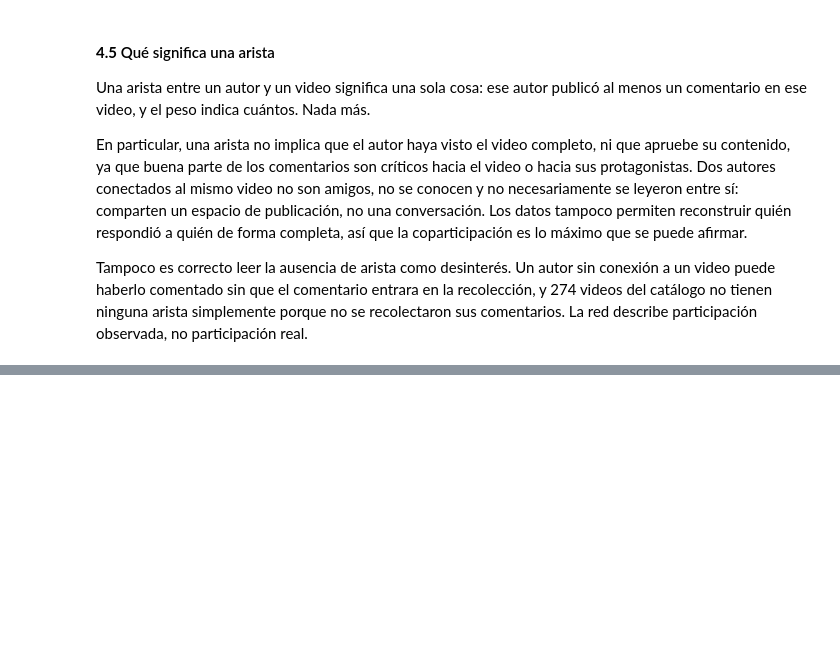
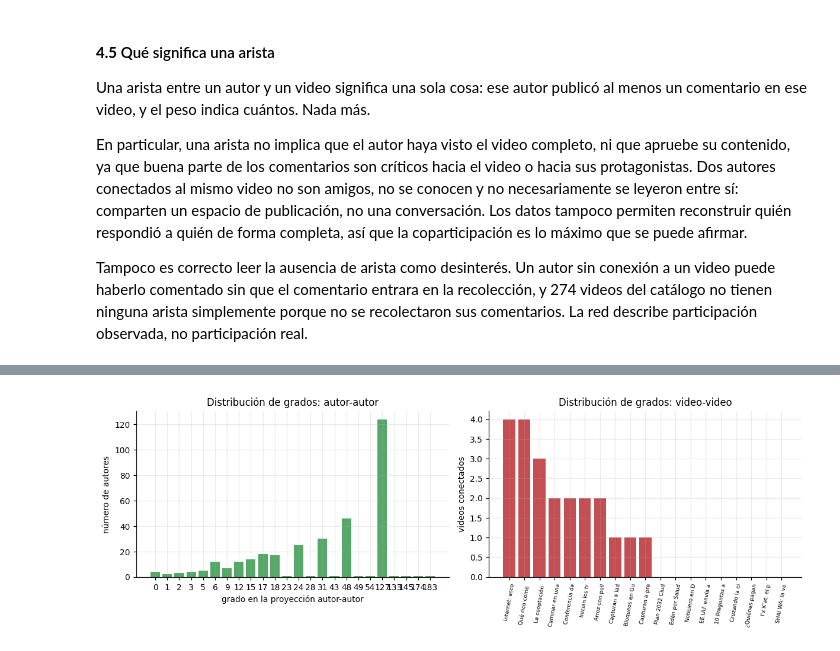
Before and after one commit to marcocarbajalb/lab6_DS, a Jupyter notebook: Laboratorio6_DS_Grupo7.ipynb, the cells around one changed output, grey strips where cells are left out. Saved outputs shown, nothing was run; the diff lists cells and outputs as text; code cells hidden in the pictures; blank space fills up the shorter version.

```diff
--- a/Laboratorio6_DS_Grupo7.ipynb
+++ b/Laboratorio6_DS_Grupo7.ipynb
@@ -1253,0 +1391,19 @@ Tampoco es correcto leer la ausencia de arista como desinterés. Un autor sin co
+# %%
+fig, ax = plt.subplots(1, 2, figsize=(11, 3.8))
+gr_aa = pd.Series([d for _, d in P_autores.degree()]).value_counts().sort_index()
+ax[0].bar(gr_aa.index.astype(str), gr_aa.values, color='#55A868')
+ax[0].set_xlabel('grado en la proyección autor-autor')
+ax[0].set_ylabel('número de autores')
+ax[0].set_title('Distribución de grados: autor-autor')
+
+gr_vv = sorted([d for _, d in P_videos.degree()], reverse=True)
+ax[1].bar(range(len(gr_vv)), gr_vv, color='#C44E52')
+ax[1].set_xticks(range(len(gr_vv)))
+ax[1].set_xticklabels([videos.set_index('video_id').title[n][:14] for n, _ in
+                       sorted(P_videos.degree(), key=lambda x: -x[1])], rotation=80, fontsize=6)
+ax[1].set_ylabel('videos conectados')
+ax[1].set_title('Distribución de grados: video-video')
+plt.tight_layout()
+plt.show()
+# %% [output]
+[figure, added]
```
Also changed, not shown: parts of 54 cells of this notebook, 1 other file.
